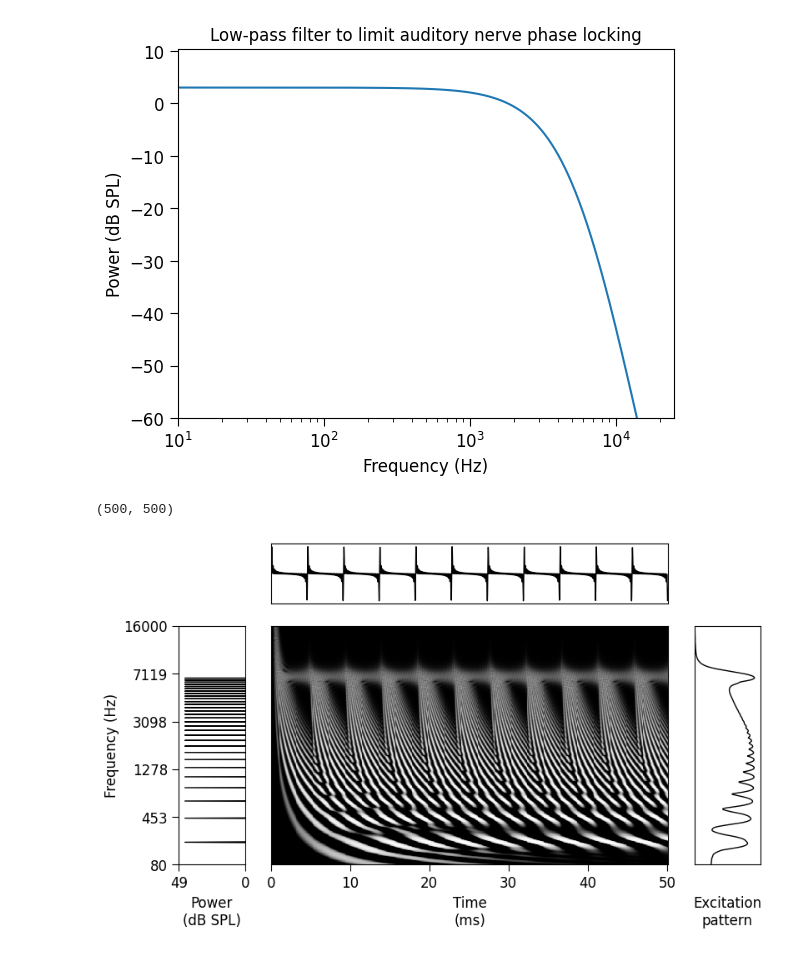
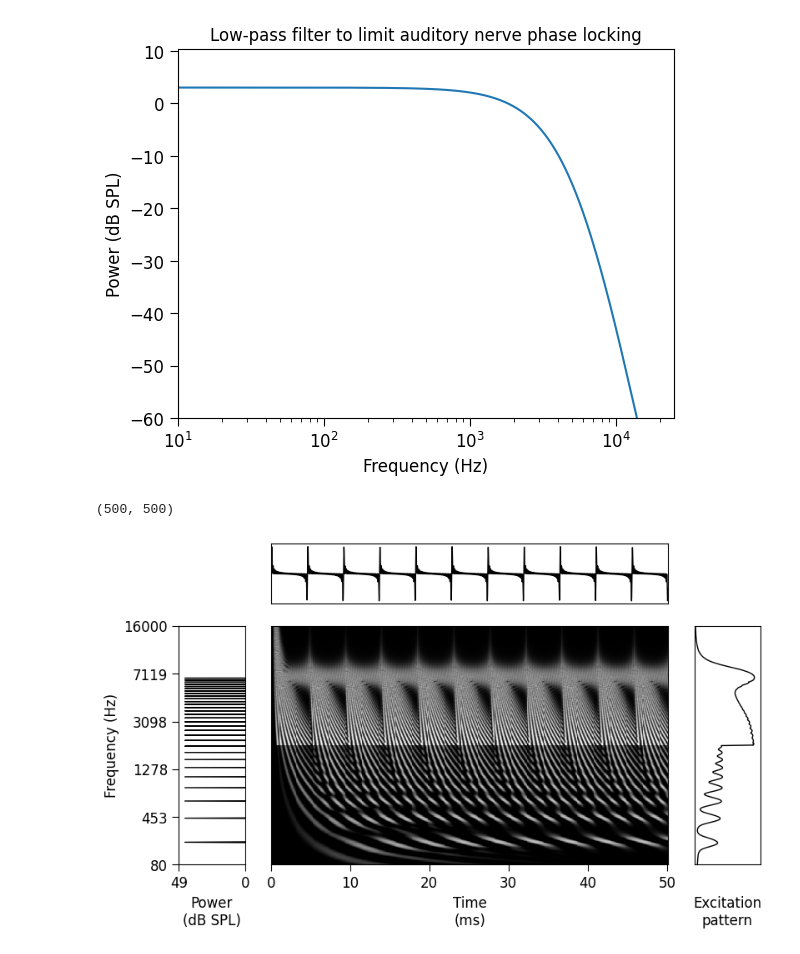
Before and after one commit to msaddler/auditory_model_tutorial, a Jupyter notebook: DEV.ipynb, the cells around one changed output. Cells and saved outputs as stored; diff of their text form; code cells hidden in the pictures.

Commit message:
scratch work for gpu compatibility; issues learning frequency-specific gains

```diff
--- a/DEV.ipynb
+++ b/DEV.ipynb
@@ -16,5 +16,6 @@ importlib.reload(filters)
 importlib.reload(modules)
 
 device = "cpu"
+device = torch.device("cuda:0" if torch.cuda.is_available() else "cpu")
 device
 # %% [output]
@@ -172,18 +173,12 @@ class CochlearModel(torch.nn.Module):
 
         Args
         ----
-        sr_input (int):
-            Sampling rate of the input sound waveform.
-        sr_output (int):
-            Sampling rate of the output representation.
-        cfs (np.ndarray):
-            Characteristic frequencies of the cochlear filters
-        fir_dur (float):
-            Duration of the filter FIRs in seconds.
-        compression_power (float):
-            Power of the compression applied to filterbank outputs.
-        bw_mult (float):
-            Scales cochlear filter bandwidths
+        sr_input (int): sampling rate of the input sound waveform
+        sr_output (int): sampling rate of the output representation
+        cfs (np.ndarray): characteristic frequencies of the cochlear filters
+        fir_dur (float): duration of the filter FIRs in seconds
+        compression_power (float): power of the compression applied to filterbank outputs
+        bw_mult (float): scales cochlear filter bandwidths
         """
         super().__init__()
         self.sr_input = sr_input
@@ -214,13 +209,11 @@ class CochlearModel(torch.nn.Module):
 
         Args
         ----
-        x (torch.Tensor):
-            Input sound waveform. Shape (batch_size, num_samples).
+        x (torch.Tensor): input sound waveform with shape [batch_size, num_samples]
 
         Returns
         -------
-        x (torch.Tensor):
-            Output of the cochlear model. Shape (batch_size, frequency_channels, num_samples).
+        x (torch.Tensor): output of cochlear model with shape [batch_size, frequency_channels, num_samples]
         """
         x = self.cochlear_filterbank(x)
         x = torch.nn.functional.relu(x)
@@ -237,34 +230,35 @@ compression_power = 0.3
 bw_mult = np.ones_like(cfs) * 1
 cochlear_model = CochlearModel(
     cfs=cfs,
     compression_power=compression_power,
     bw_mult=bw_mult,
+    threshold=np.array([24] * (len(cfs) // 2) + [0] * (len(cfs) // 2)),
 ).to(device)
 
 x = utils.harmonic_complex_tone(
     sr=cochlear_model.sr_input,
     dur=0.05,
     f0=220,
     phase="sine",
     harmonics=np.arange(1, 31, 1),
 )
 x = utils.set_dbspl(x, 60)
 x_tensor = torch.as_tensor(x, device=device).float().unsqueeze(0)
 x_nervegram_tensor = cochlear_model(x_tensor).squeeze(0)
 x_nervegram = x_nervegram_tensor.detach().cpu().numpy()
 print(x_nervegram.shape)
 
 fig, ax_arr = utils.make_nervegram_plot(
     waveform=x,
     nervegram=x_nervegram,
     sr_waveform=cochlear_model.sr_input,
     sr_nervegram=cochlear_model.sr_output,
     cfs=cochlear_model.cfs,
 )
 plt.show()
 # %% [output]
 (500, 500)
-[figure, old version]
+[figure, new version]
 # %%
 for _ in tqdm.tqdm(range(10)):
     cochlear_model(x_tensor).squeeze(0)
```
Also changed, not shown: parts of 8 cells of this notebook, 1 other file.
